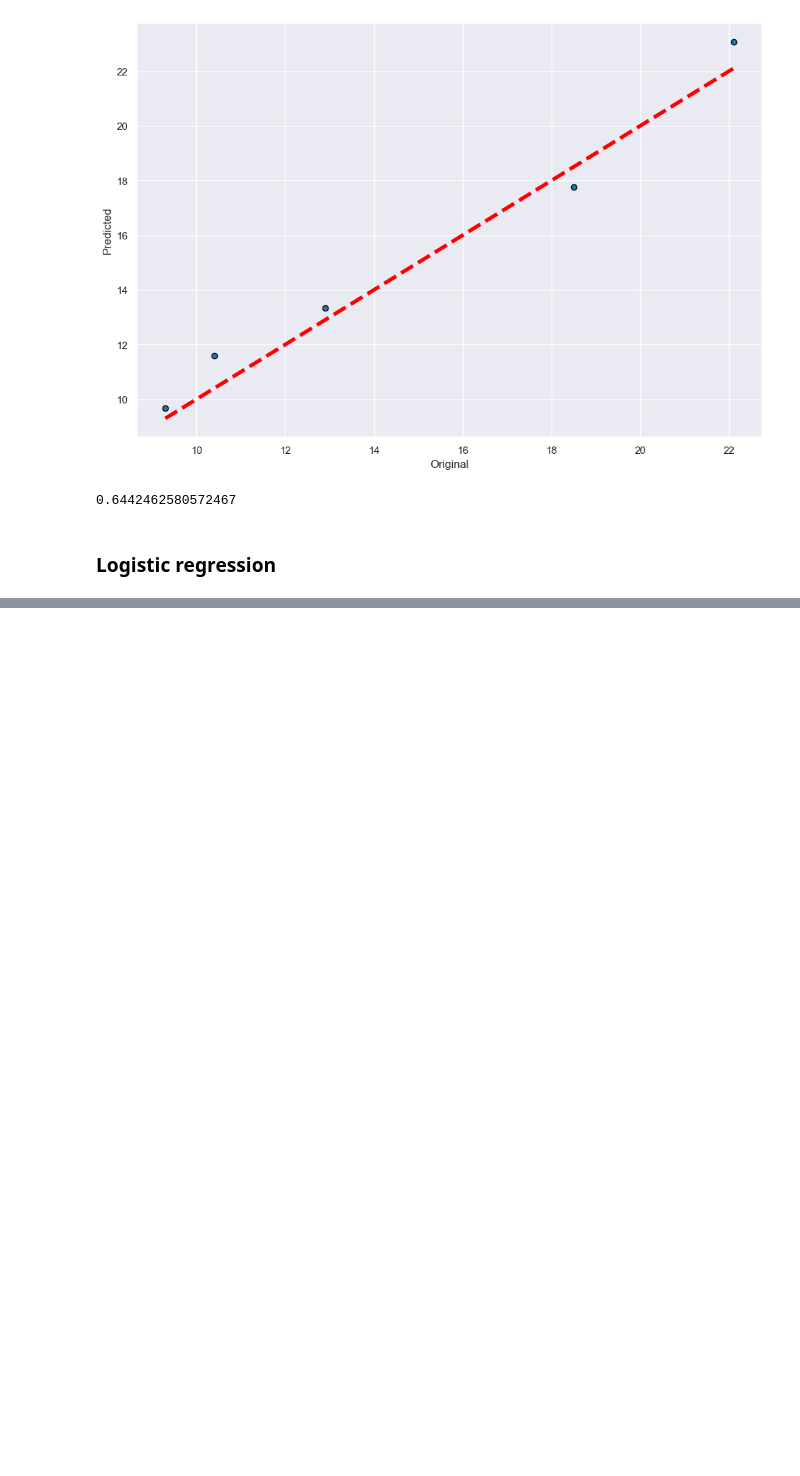
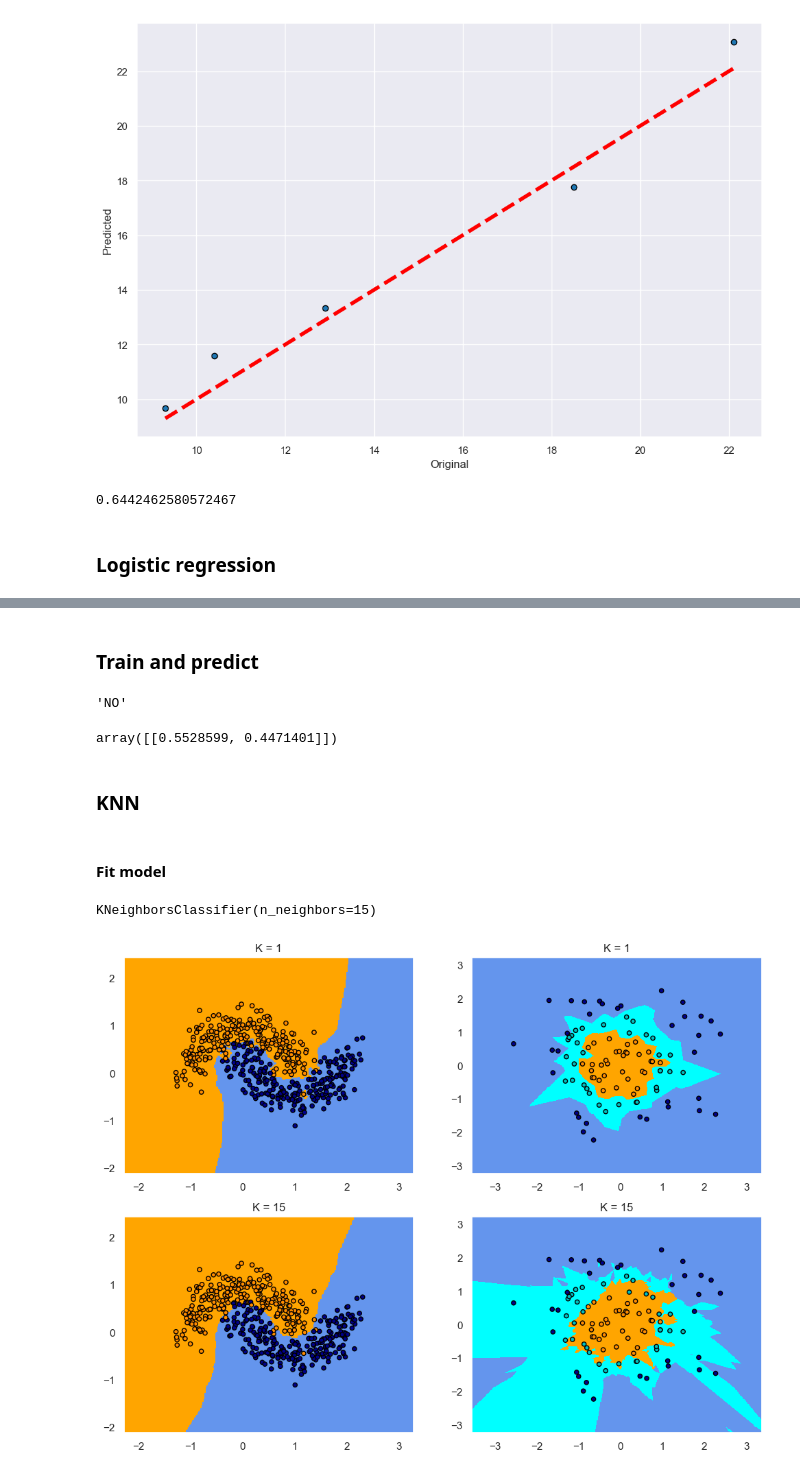
Before and after one commit to 2Tricky4u/ADA2023, a Jupyter notebook: Exercises/CheatSheet.ipynb, the cells around one changed output, grey strips where cells are left out. Saved outputs shown, nothing was run; the diff lists cells and outputs as text; code cells hidden in the pictures; blank space fills up the shorter version.

```diff
--- a/Exercises/CheatSheet.ipynb
+++ b/Exercises/CheatSheet.ipynb
@@ -1434,0 +1487,18 @@ mean_squared_error(y, predicted)
+# %% [markdown]
+### Train and predict
+# %%
+logistic = LogisticRegression(solver='lbfgs')
+logistic.fit(X.values, y)
+
+# X.columns = Index(['age', 'sibsp', 'parch', 'fare', 'sex_female', 'sex_male'], dtype='object')
+test = [25, 0, 0, 100, 0, 1] #Would a man, 25 years old without relative onboard, and with a fare of 100 survive?
+"YES" if logistic.predict([test])[0] > 0 else "NO"
+# %% [output]
+'NO'
+# %%
+#Proba distrib:
+logistic.predict_proba([test])
+# %% [output]
+array([[0.5528599, 0.4471401]])
+# %% [markdown]
+### KNN
@@ -1434,0 +1539,26 @@ mean_squared_error(y, predicted)
+# %% [markdown]
+#### Fit model
+# %%
+# K = 1
+clf_moons_1 = KNeighborsClassifier(1)
+clf_moons_1.fit(X_moons, y_moons)
+clf_circles_1 = KNeighborsClassifier(1)
+clf_circles_1.fit(X_circles, y_circles)
+
+# K = 15
+clf_moons_15 = KNeighborsClassifier(15)
+clf_moons_15.fit(X_moons, y_moons)
+clf_circles_15 = KNeighborsClassifier(15)
+clf_circles_15.fit(X_circles, y_circles)
+# %% [output]
+KNeighborsClassifier(n_neighbors=15)
+# %%
+fig, axs = plt.subplots(2, 2, figsize=(12,9))
+
+plot_prediction(clf_moons_1, X_moons, y_moons, axs[0][0], 1)
+plot_prediction(clf_circles_1, X_circles, y_circles, axs[0][1], 1)
+
+plot_prediction(clf_moons_15, X_moons, y_moons, axs[1][0], 15)
+plot_prediction(clf_circles_15, X_circles, y_circles, axs[1][1], 15)
+# %% [output]
+[figure, added]
```
Also changed, not shown: parts of 76 cells of this notebook, 1 other file.
